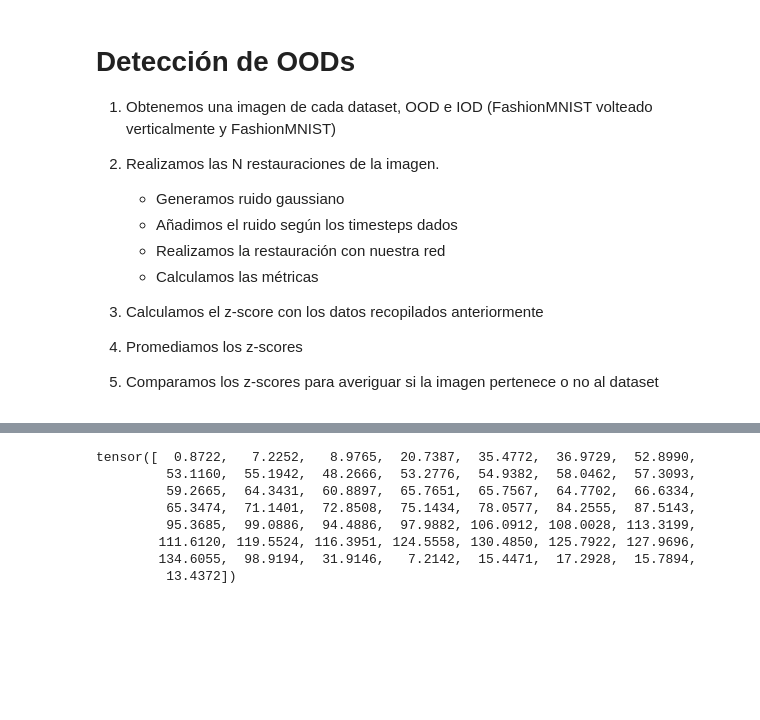
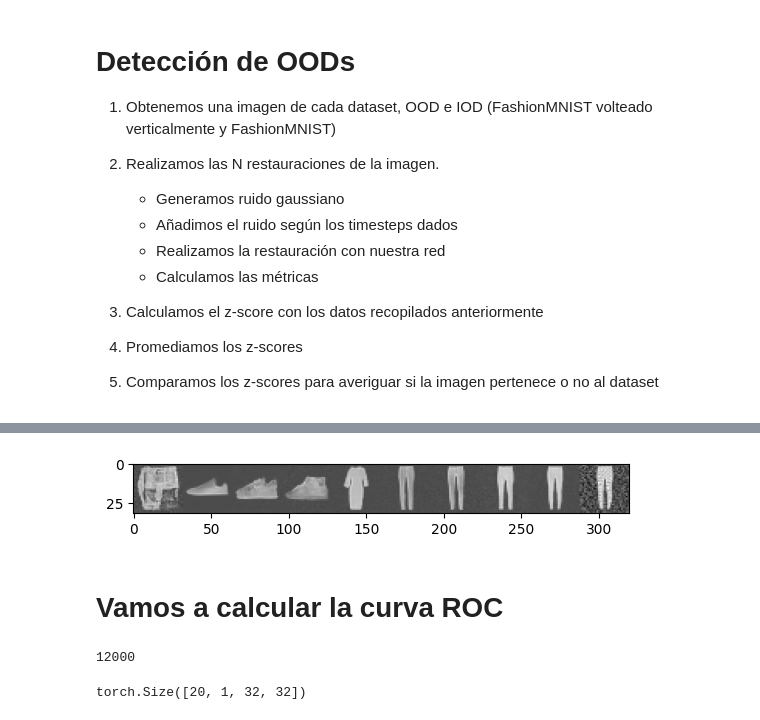
Before and after one commit to PudWin14/Generative_AI_TFM, a Jupyter notebook: Diffusion/OOD/OOD_detection.ipynb, the cells around one changed output, grey strips where cells are left out. Saved outputs shown, nothing was run; the diff lists cells and outputs as text; code cells hidden in the pictures; blank space fills up the shorter version.

```diff
--- a/Diffusion/OOD/OOD_detection.ipynb
+++ b/Diffusion/OOD/OOD_detection.ipynb
@@ -338,11 +371,6 @@ tensor([  0.7781,   0.8557,   1.6340,   7.6709,  16.8976,  18.9924,  22.3921,
-# %%
-IOD_LPIPS_zscore
-# %% [output]
-tensor([  0.8722,   7.2252,   8.9765,  20.7387,  35.4772,  36.9729,  52.8990,
-         53.1160,  55.1942,  48.2666,  53.2776,  54.9382,  58.0462,  57.3093,
-         59.2665,  64.3431,  60.8897,  65.7651,  65.7567,  64.7702,  66.6334,
-         65.3474,  71.1401,  72.8508,  75.1434,  78.0577,  84.2555,  87.5143,
-         95.3685,  99.0886,  94.4886,  97.9882, 106.0912, 108.0028, 113.3199,
-        111.6120, 119.5524, 116.3951, 124.5558, 130.4850, 125.7922, 127.9696,
-        134.6055,  98.9194,  31.9146,   7.2142,  15.4471,  17.2928,  15.7894,
-         13.4372])
+# %%
+show_images(IOD_restored_images.squeeze(0)[::5].cpu())
+# %% [output]
+[figure, added]
+# %% [markdown]
+# Vamos a calcular la curva ROC
@@ -348,0 +406,19 @@ tensor([  0.8722,   7.2252,   8.9765,  20.7387,  35.4772,  36.9729,  52.8990,
+# %%
+IOD_split,_ = torch.utils.data.random_split(IOD_dataset,(0.1,0.9))
+OOD_split,_ = torch.utils.data.random_split(new_OOD_dataset,(0.6,0.4))
+random_dataset = torch.utils.data.ConcatDataset((IOD_split,OOD_split))
+len(random_dataset)
+# %% [output]
+12000
+# %%
+dataloader = torch.utils.data.DataLoader(
+    random_dataset,
+    batch_size=20,
+    shuffle=True
+)
+
+random_data = next(iter(dataloader))
+
+random_data["image"].shape
+# %% [output]
+torch.Size([20, 1, 32, 32])
```
Also changed, not shown: parts of 33 cells of this notebook.
